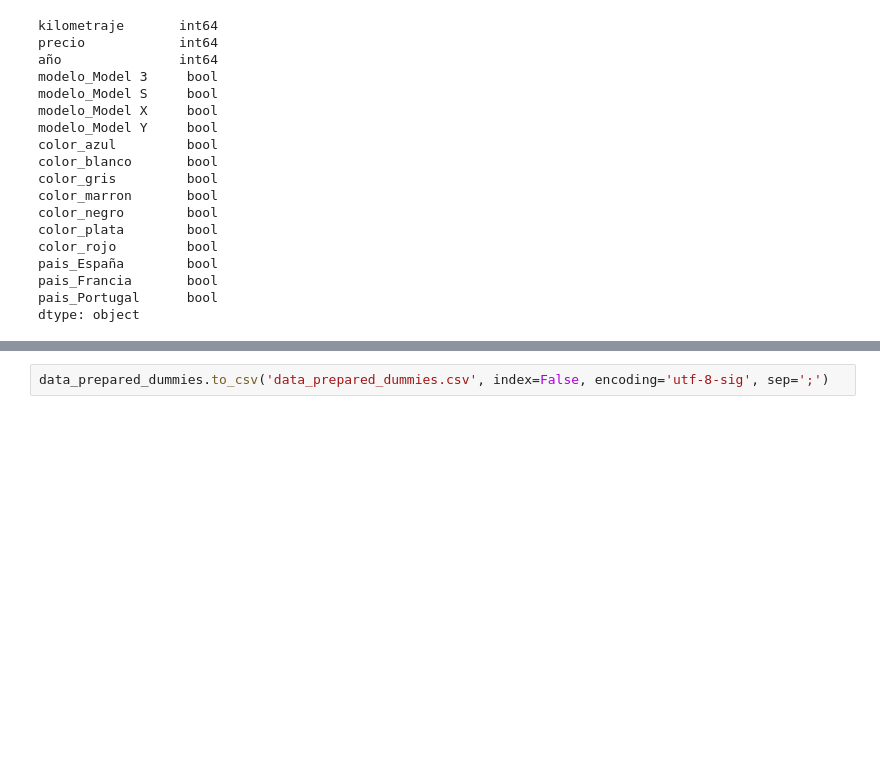
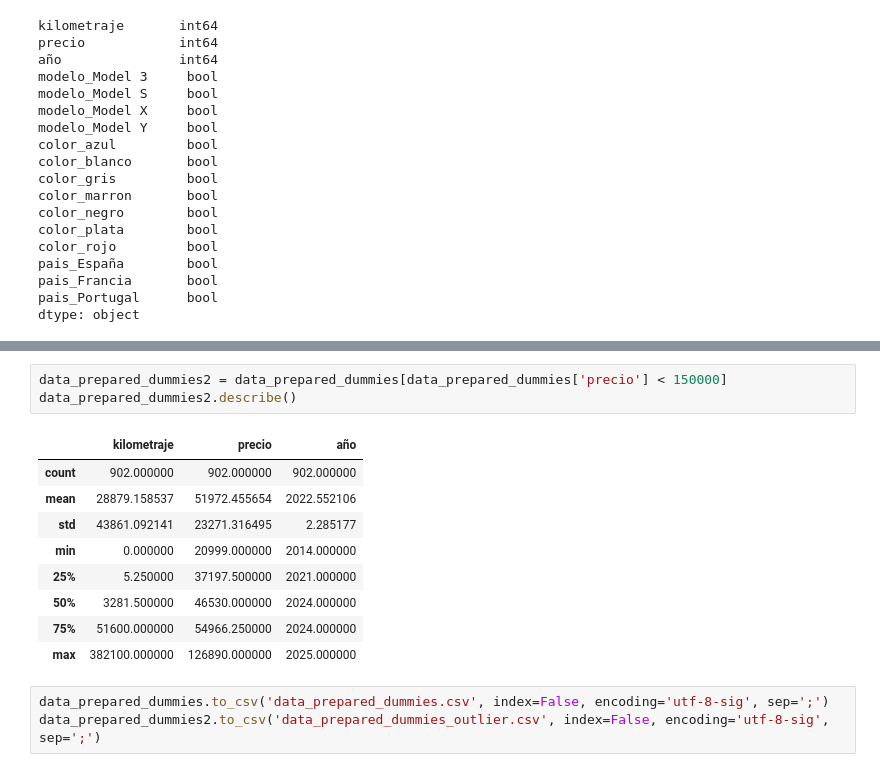
Before and after one commit to ProyectosMaster/ProyectoTesla, a Jupyter notebook: src/data_preparing/data_preparing.ipynb, the cells around one changed output, grey strips where cells are left out. Saved outputs shown, nothing was run; the diff lists cells and outputs as text; blank space fills up the shorter version.

```diff
--- a/src/data_preparing/data_preparing.ipynb
+++ b/src/data_preparing/data_preparing.ipynb
@@ -259,2 +271,16 @@ dtype: object
+# %%
+data_prepared_dummies2 = data_prepared_dummies[data_prepared_dummies['precio'] < 150000]
+data_prepared_dummies2.describe()
+# %% [output]
+|  | kilometraje | precio | año |
+| count | 902.000000 | 902.000000 | 902.000000 |
+| mean | 28879.158537 | 51972.455654 | 2022.552106 |
+| std | 43861.092141 | 23271.316495 | 2.285177 |
+| min | 0.000000 | 20999.000000 | 2014.000000 |
+| 25% | 5.250000 | 37197.500000 | 2021.000000 |
+| 50% | 3281.500000 | 46530.000000 | 2024.000000 |
+| 75% | 51600.000000 | 54966.250000 | 2024.000000 |
+| max | 382100.000000 | 126890.000000 | 2025.000000 |
 # %%
 data_prepared_dummies.to_csv('data_prepared_dummies.csv', index=False, encoding='utf-8-sig', sep=';')
+data_prepared_dummies2.to_csv('data_prepared_dummies_outlier.csv', index=False, encoding='utf-8-sig', sep=';')
```
Also changed, not shown: parts of 1 cell of this notebook, 9 other files.
